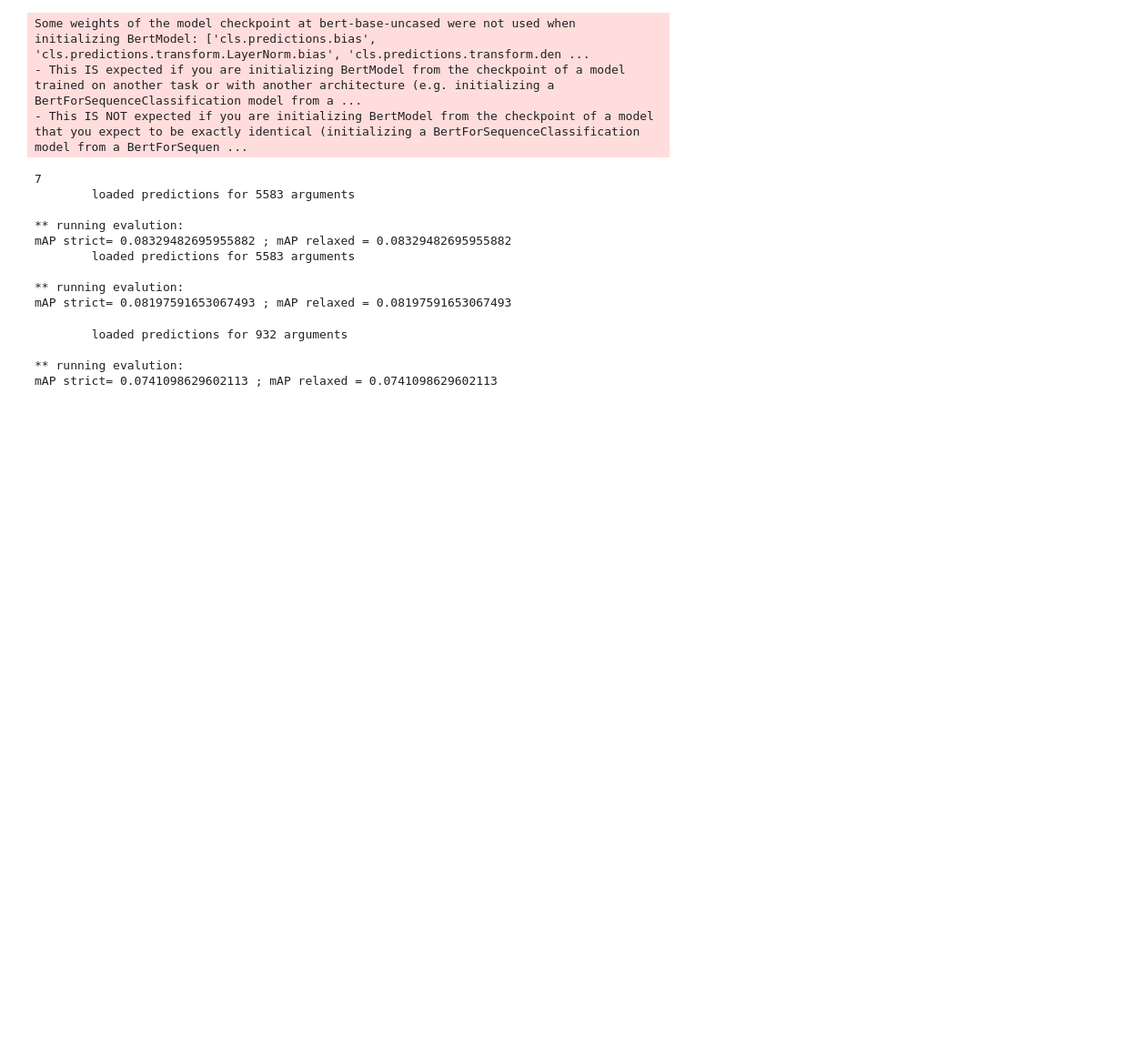
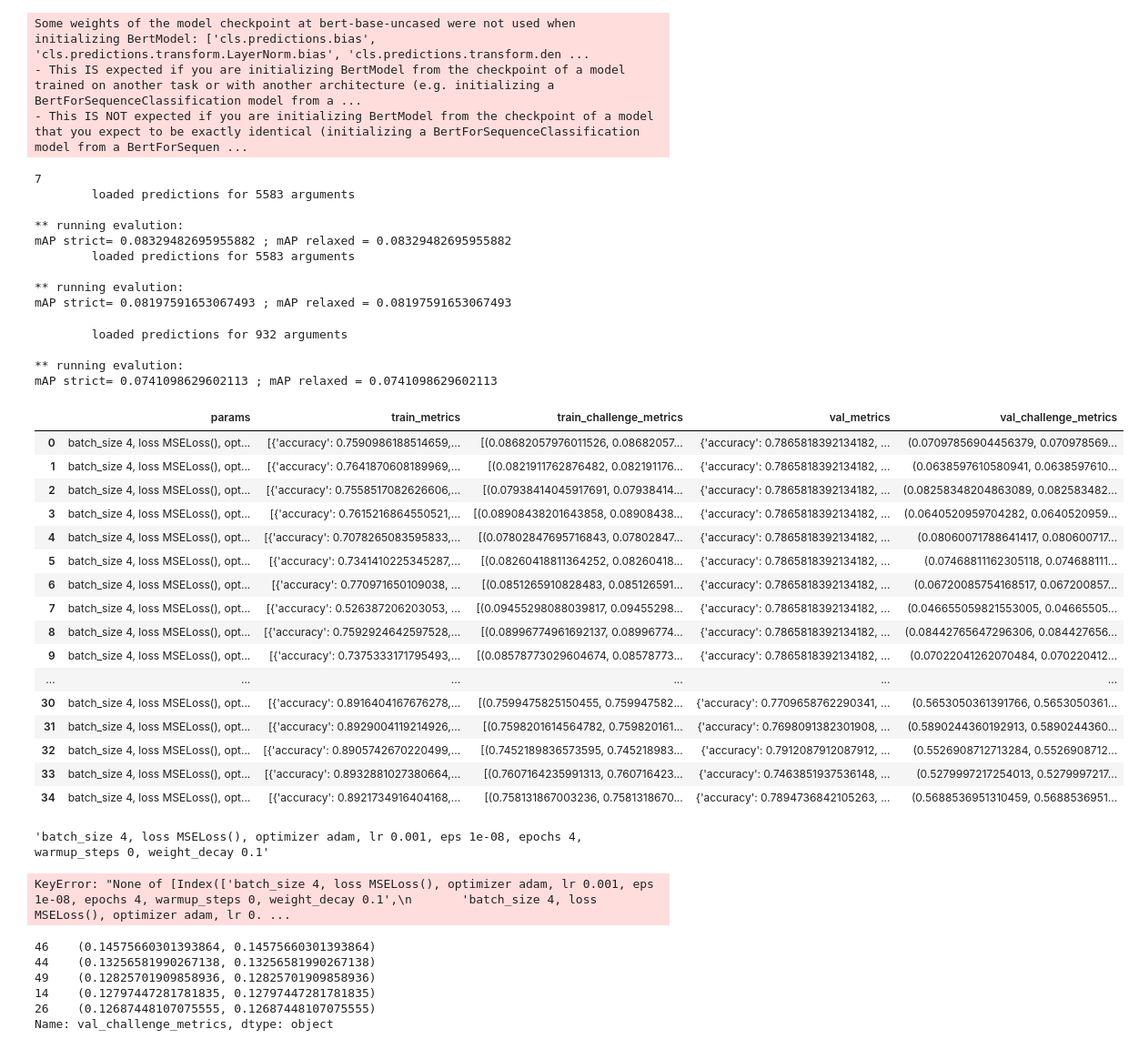
Before and after one commit to mmc185/HLTKeyPointAnalysis, a Jupyter notebook: main.ipynb, the cells around one changed output. Shown: that part at 91% size. Drawn from its saved outputs; the diff is of its cells as text; code cells hidden in the pictures; blank space fills up the shorter version.

```diff
--- a/main.ipynb
+++ b/main.ipynb
@@ -198,3 +198,33 @@ for i, res in enumerate(results):
 df=pd.DataFrame(results_dict)
 
 df.to_csv('task1_grid_results.csv', sep='#')
+# %%
+df = pd.read_csv("task1_grid_results.csv", sep='#')
+# %%
+df
+# %% [output]
+|  | params | train_metrics | train_challenge_metrics | val_metrics | val_challenge_metrics |
+| 0 | batch_size 4, loss MSELoss(), opt... | [{'accuracy': 0.7590986188514659,... | [(0.08682057976011526, 0.08682057... | {'accuracy': 0.7865818392134182, ... | (0.07097856904456379, 0.070978569... |
+| 1 | batch_size 4, loss MSELoss(), opt... | [{'accuracy': 0.7641870608189969,... | [(0.0821911762876482, 0.082191176... | {'accuracy': 0.7865818392134182, ... | (0.0638597610580941, 0.0638597610... |
+| 2 | batch_size 4, loss MSELoss(), opt... | [{'accuracy': 0.7558517082626606,... | [(0.07938414045917691, 0.07938414... | {'accuracy': 0.7865818392134182, ... | (0.08258348204863089, 0.082583482... |
+| 3 | batch_size 4, loss MSELoss(), opt... | [{'accuracy': 0.7615216864550521,... | [(0.08908438201643858, 0.08908438... | {'accuracy': 0.7865818392134182, ... | (0.0640520959704282, 0.0640520959... |
+| 4 | batch_size 4, loss MSELoss(), opt... | [{'accuracy': 0.7078265083595833,... | [(0.07802847695716843, 0.07802847... | {'accuracy': 0.7865818392134182, ... | (0.08060071788641417, 0.080600717... |
+| 5 | batch_size 4, loss MSELoss(), opt... | [{'accuracy': 0.7341410225345287,... | [(0.08260418811364252, 0.08260418... | {'accuracy': 0.7865818392134182, ... | (0.07468811162305118, 0.074688111... |
+| 6 | batch_size 4, loss MSELoss(), opt... | [{'accuracy': 0.770971650109038, ... | [(0.0851265910828483, 0.085126591... | {'accuracy': 0.7865818392134182, ... | (0.06720085754168517, 0.067200857... |
+| 7 | batch_size 4, loss MSELoss(), opt... | [{'accuracy': 0.526387206203053, ... | [(0.09455298088039817, 0.09455298... | {'accuracy': 0.7865818392134182, ... | (0.046655059821553005, 0.04665505... |
+| 8 | batch_size 4, loss MSELoss(), opt... | [{'accuracy': 0.7592924642597528,... | [(0.08996774961692137, 0.08996774... | {'accuracy': 0.7865818392134182, ... | (0.08442765647296306, 0.084427656... |
+| 9 | batch_size 4, loss MSELoss(), opt... | [{'accuracy': 0.7375333171795493,... | [(0.08578773029604674, 0.08578773... | {'accuracy': 0.7865818392134182, ... | (0.07022041262070484, 0.070220412... |
+| ... | ... | ... | ... | ... | ... |
+| 30 | batch_size 4, loss MSELoss(), opt... | [{'accuracy': 0.8916404167676278,... | [(0.7599475825150455, 0.759947582... | {'accuracy': 0.7709658762290341, ... | (0.5653050361391766, 0.5653050361... |
+| 31 | batch_size 4, loss MSELoss(), opt... | [{'accuracy': 0.8929004119214926,... | [(0.7598201614564782, 0.759820161... | {'accuracy': 0.7698091382301908, ... | (0.5890244360192913, 0.5890244360... |
+| 32 | batch_size 4, loss MSELoss(), opt... | [{'accuracy': 0.8905742670220499,... | [(0.7452189836573595, 0.745218983... | {'accuracy': 0.7912087912087912, ... | (0.5526908712713284, 0.5526908712... |
+| 33 | batch_size 4, loss MSELoss(), opt... | [{'accuracy': 0.8932881027380664,... | [(0.7607164235991313, 0.760716423... | {'accuracy': 0.7463851937536148, ... | (0.5279997217254013, 0.5279997217... |
+| 34 | batch_size 4, loss MSELoss(), opt... | [{'accuracy': 0.8921734916404168,... | [(0.758131867003236, 0.7581318670... | {'accuracy': 0.7894736842105263, ... | (0.5688536951310459, 0.5688536951... |
+# %%
+df.iloc[0]["params"]
+# %% [output]
+'batch_size 4, loss MSELoss(), optimizer adam, lr 0.001, eps 1e-08, epochs 4, warmup_steps 0, weight_decay 0.1'
+# %%
+df[df["params"]] == "batch_size 4, loss MSELoss(), optimizer adam, lr 0.00001, eps 1e-08, epochs 4, warmup_steps 0, weight_decay 0.1"
+# %% [output]
+KeyError: "None of [Index(['batch_size 4, loss MSELoss(), optimizer adam, lr 0.001, eps 1e-08, epochs 4, warmup_steps 0, weight_decay 0.1',\n       'batch_size 4, loss MSELoss(), optimizer adam, lr 0. ...
@@ -200,0 +233,10 @@ df.to_csv('task1_grid_results.csv', sep='#')
+# %%
+df_sort = df.sort_values(by = ['val_challenge_metrics'], ascending=False)[0:5]
+df['val_challenge_metrics'].sort_values(ascending=False)[0:5]
+# %% [output]
+46    (0.14575660301393864, 0.14575660301393864)
+44    (0.13256581990267138, 0.13256581990267138)
+49    (0.12825701909858936, 0.12825701909858936)
+14    (0.12797447281781835, 0.12797447281781835)
+26    (0.12687448107075555, 0.12687448107075555)
+Name: val_challenge_metrics, dtype: object
```
Also changed, not shown: parts of 1 cell of this notebook, 3 other files.
